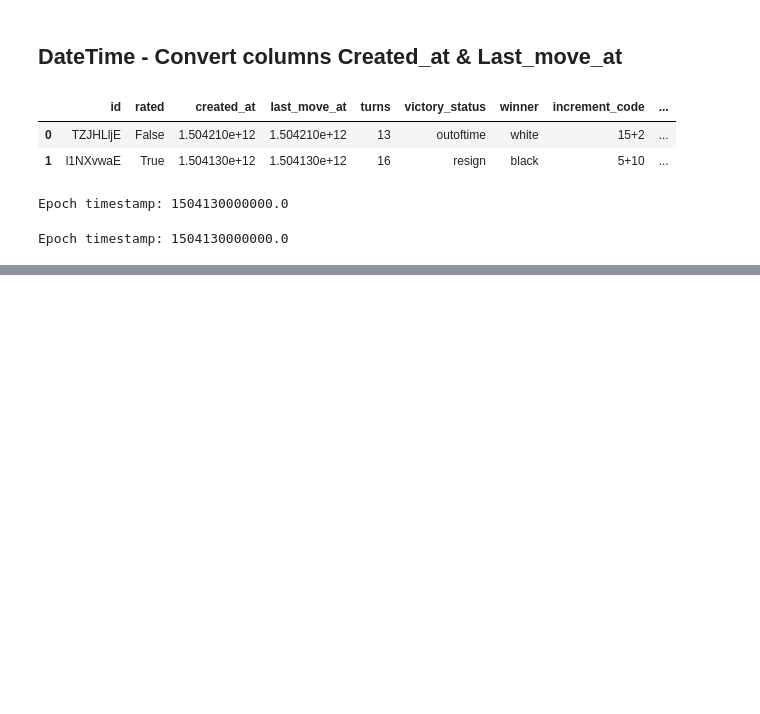
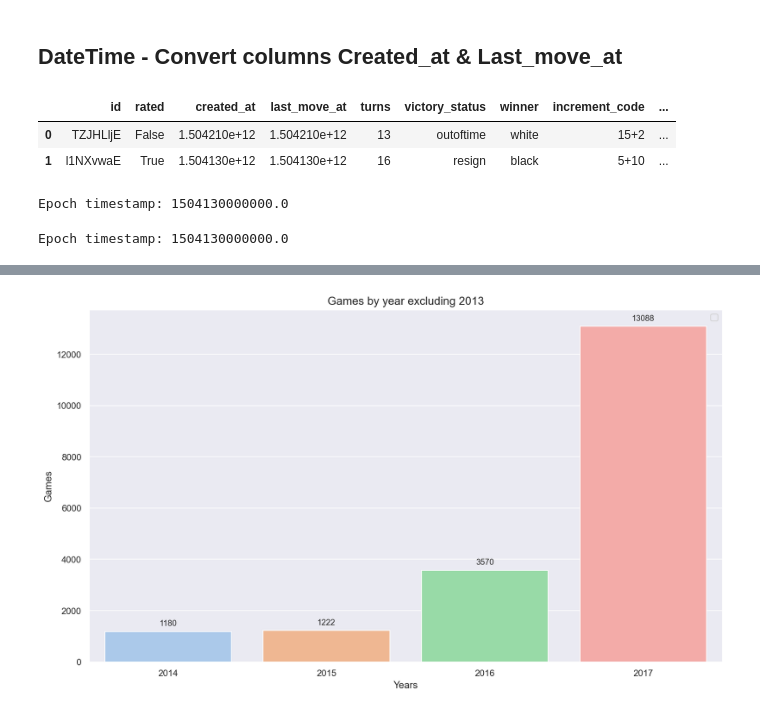
Before and after one commit to isra-st/Chess_aa_is, a Jupyter notebook: Chess_Visualizations_Isra.ipynb, the cells around one changed output, grey strips where cells are left out. Cells and saved outputs as stored; diff of their text form; code cells hidden in the pictures; blank space fills up the shorter version.

```diff
--- a/Chess_Visualizations_Isra.ipynb
+++ b/Chess_Visualizations_Isra.ipynb
@@ -296,0 +282,3 @@ Name: opening_ply, Length: 1477, dtype: int64
+# %%
+#Create a separate column for years
+df['created_at_year'] = pd.to_datetime(df['created_at_year']).dt.strftime("%Y")
@@ -296,0 +296,21 @@ Name: opening_ply, Length: 1477, dtype: int64
+# %%
+#BarPlot
+#Create data for being plotted
+ax = sns.barplot(x=df.groupby(df['created_at_year'])['id'].count()[1:].index, y=df.groupby(df['created_at_year'])['id'].count()[1:].values)
+#Use the get_legend_handles_Labels function to get the labels value of the bars
+handles, labels = ax.get_legend_handles_labels()
+#Apply labels to every bar
+ax.legend(handles, labels)
+#Name the x - y axis
+ax.set_ylabel('Games')
+ax.set_xlabel('Years')
+#Set the xticks (values of the column reponses) in horizontal
+plt.xticks(rotation='horizontal')
+#Set the title
+plt.title('Games by year excluding 2013', fontsize=14)
+#apply fucntion to plot the bar labels
+add_value_labels(ax, 'bar', spacing=5)
+#Plot the barchart
+plt.show()
+# %% [output]
+[figure, added]
```
Also changed, not shown: parts of 28 cells of this notebook.
